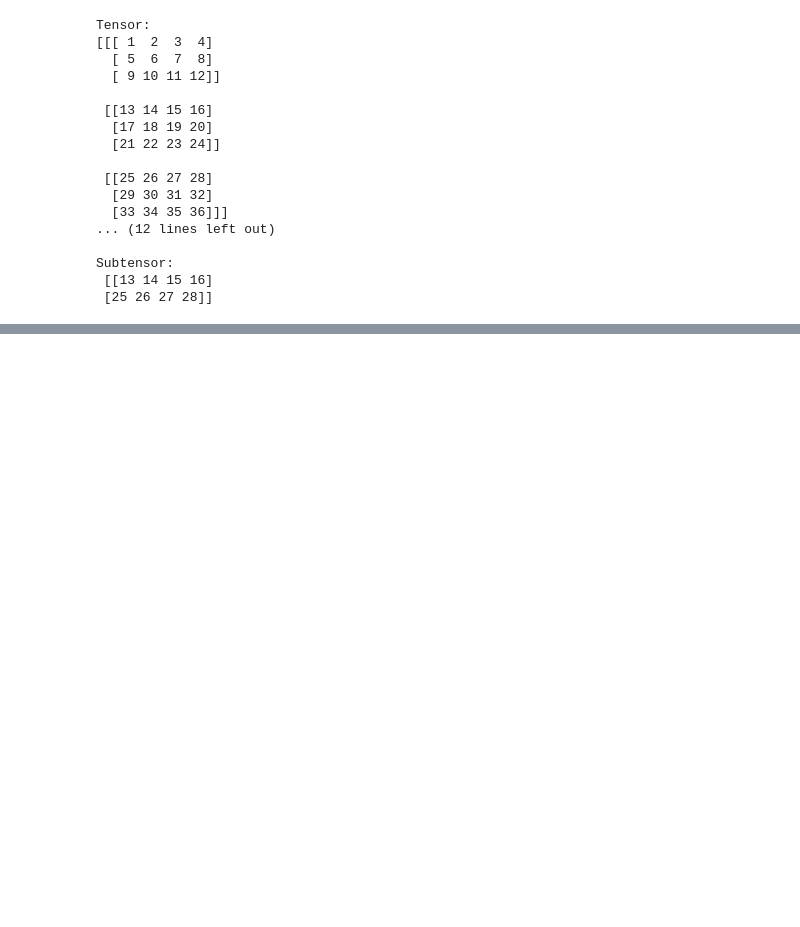
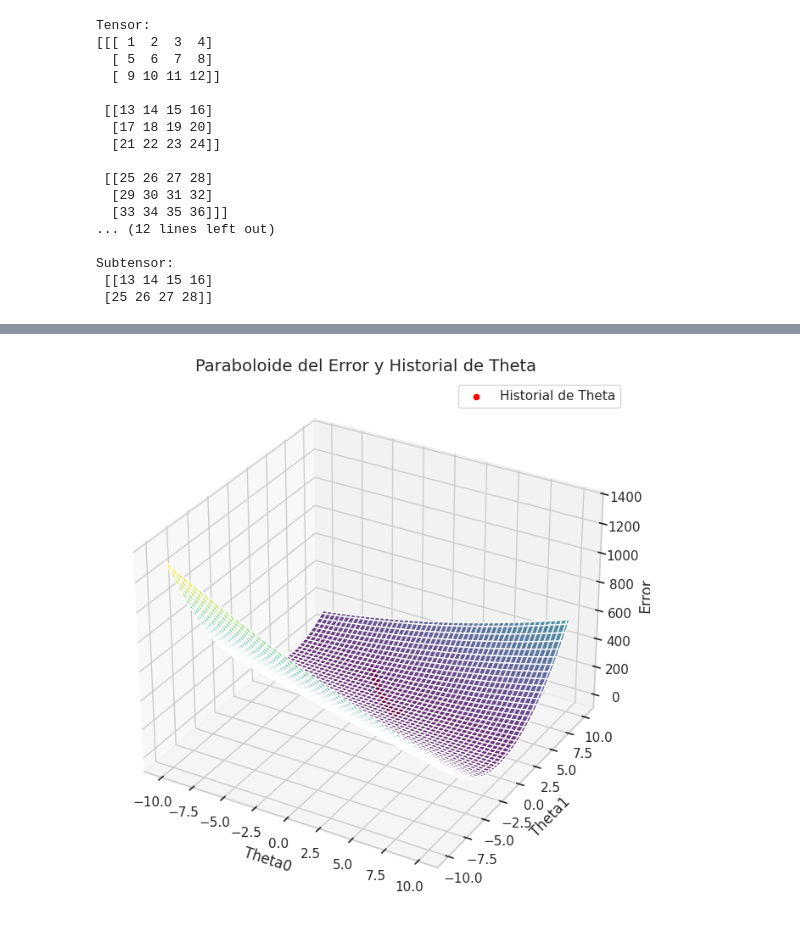
Before and after one commit to undelapaz-rnap-2025I/ejercicios-y-ejemplos-con-numpy-cristianvo74, a Jupyter notebook: rnap_2024_II_exercises_and_examples_numpy.ipynb, the cells around one changed output, grey strips where cells are left out. Saved outputs shown, nothing was run; the diff lists cells and outputs as text; code cells hidden in the pictures; blank space fills up the shorter version.

```diff
--- a/rnap_2024_II_exercises_and_examples_numpy.ipynb
+++ b/rnap_2024_II_exercises_and_examples_numpy.ipynb
@@ -99,0 +123,37 @@ plt.show()
+# %%
+# Crear una cuadrícula de valores para theta0 y theta1
+theta0_vals = np.linspace(-10, 10, 100)
+theta1_vals = np.linspace(-10, 10, 100)
+theta0_grid, theta1_grid = np.meshgrid(theta0_vals, theta1_vals)
+
+# Calcular el error para cada combinación de theta0 y theta1
+error_grid = np.zeros_like(theta0_grid)
+m = len(y)
+
+for i in range(theta0_grid.shape[0]):
+    for j in range(theta0_grid.shape[1]):
+        theta_temp = np.array([theta0_grid[i, j], theta1_grid[i, j]]).reshape(2, 1)
+        error_grid[i, j] = ((X @ theta_temp - y).T @ (X @ theta_temp - y)).item() / (2 * m)
+
+# Crear el gráfico 3D
+fig = plt.figure(figsize=(12, 8))
+ax = fig.add_subplot(111, projection='3d')
+
+# Graficar el paraboloide del error
+ax.plot_surface(theta0_grid, theta1_grid, error_grid, cmap='viridis', alpha=0.8)
+
+# Añadir el historial de theta y error
+theta_history = np.array(theta_history)
+ax.scatter(theta_history[:, 0], theta_history[:, 1], error_history, color='red', label='Historial de Theta')
+
+# Etiquetas y título
+ax.set_title('Paraboloide del Error y Historial de Theta', fontsize=14)
+ax.set_xlabel('Theta0', fontsize=12)
+ax.set_ylabel('Theta1', fontsize=12)
+ax.set_zlabel('Error', fontsize=12)
+
+# Mostrar leyenda y gráfico
+ax.legend()
+plt.show()
+# %% [output]
+[figure, added]
```
Also changed, not shown: parts of 7 cells of this notebook.
